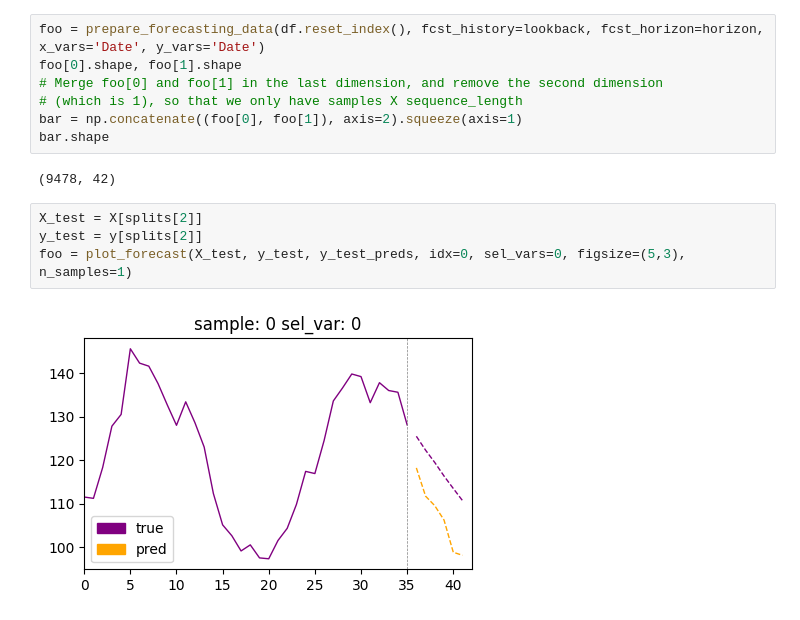
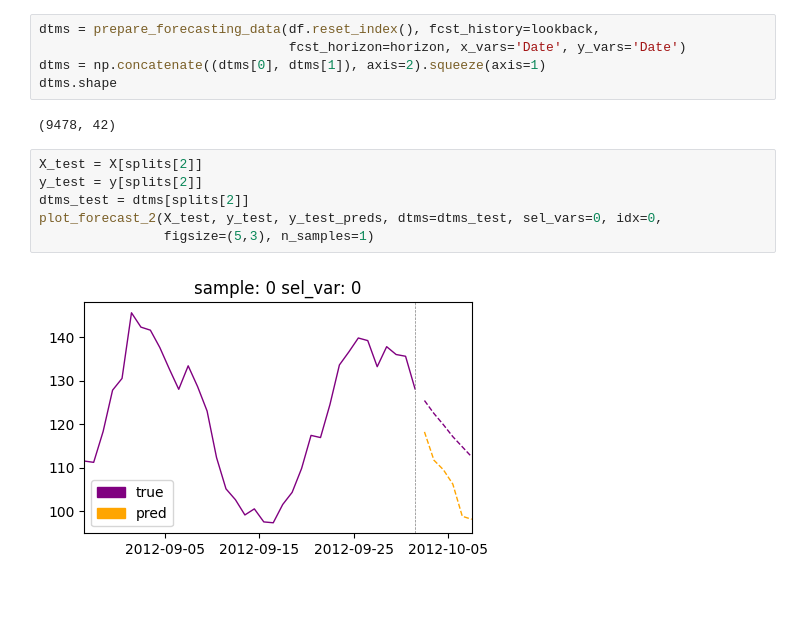
Before and after one commit to ARCLab-MIT/SW-Transformers-Forecaster-Framework, a Jupyter notebook: dev_nbs/00_draftsheet_copy.ipynb, the cells around one changed output. Drawn from its saved outputs; the diff is of its cells as text.

Commit message:
plot_forecast_2 to add dates to the forecasts

```diff
--- a/dev_nbs/00_draftsheet_copy.ipynb
+++ b/dev_nbs/00_draftsheet_copy.ipynb
@@ -467,17 +483,17 @@ TypeError: sequence item 1: expected str instance, int found
 # %% [markdown]
 ### Visualize predictions
 # %%
-foo = prepare_forecasting_data(df.reset_index(), fcst_history=lookback, fcst_horizon=horizon, x_vars='Date', y_vars='Date')
-foo[0].shape, foo[1].shape
-# Merge foo[0] and foo[1] in the last dimension, and remove the second dimension
-# (which is 1), so that we only have samples X sequence_length
-bar = np.concatenate((foo[0], foo[1]), axis=2).squeeze(axis=1)
-bar.shape
+dtms = prepare_forecasting_data(df.reset_index(), fcst_history=lookback,
+                                fcst_horizon=horizon, x_vars='Date', y_vars='Date')
+dtms = np.concatenate((dtms[0], dtms[1]), axis=2).squeeze(axis=1)
+dtms.shape
 # %% [output]
 (9478, 42)
 # %%
 X_test = X[splits[2]]
 y_test = y[splits[2]]
-foo = plot_forecast(X_test, y_test, y_test_preds, idx=0, sel_vars=0, figsize=(5,3), n_samples=1)
+dtms_test = dtms[splits[2]]
+plot_forecast_2(X_test, y_test, y_test_preds, dtms=dtms_test, sel_vars=0, idx=0,
+                figsize=(5,3), n_samples=1)
 # %% [output]
-[figure, old version]
+[figure, new version]
```
Also changed, not shown: parts of 18 cells of this notebook, 1 other file.
